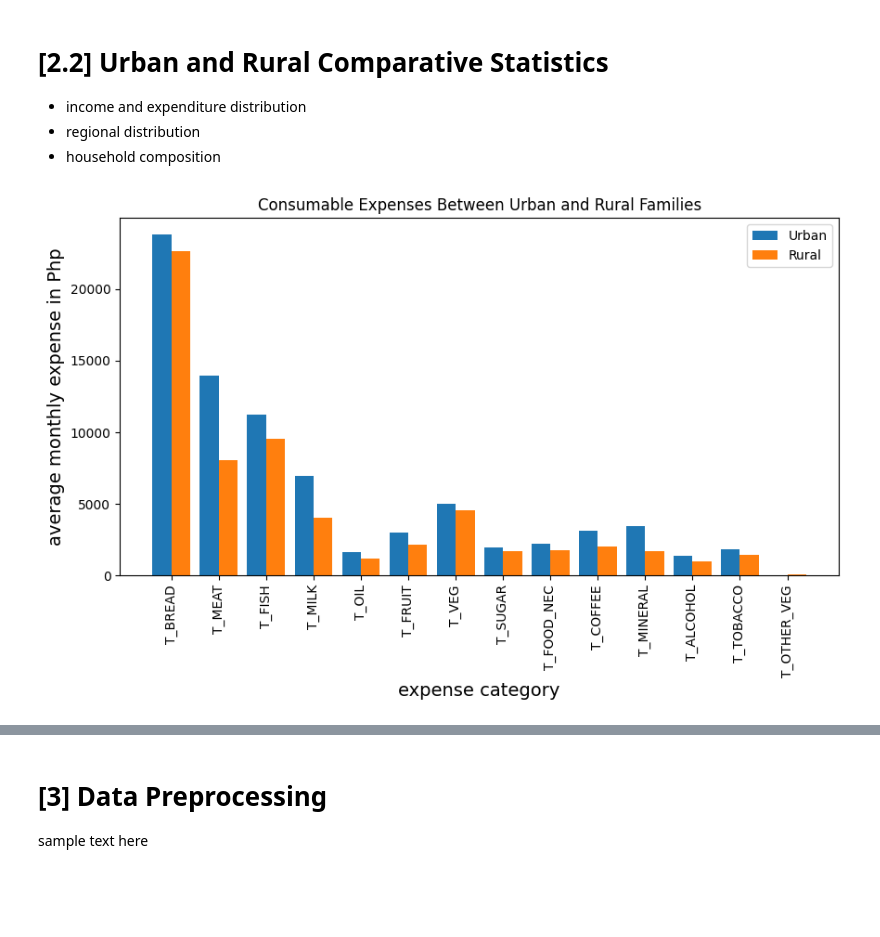
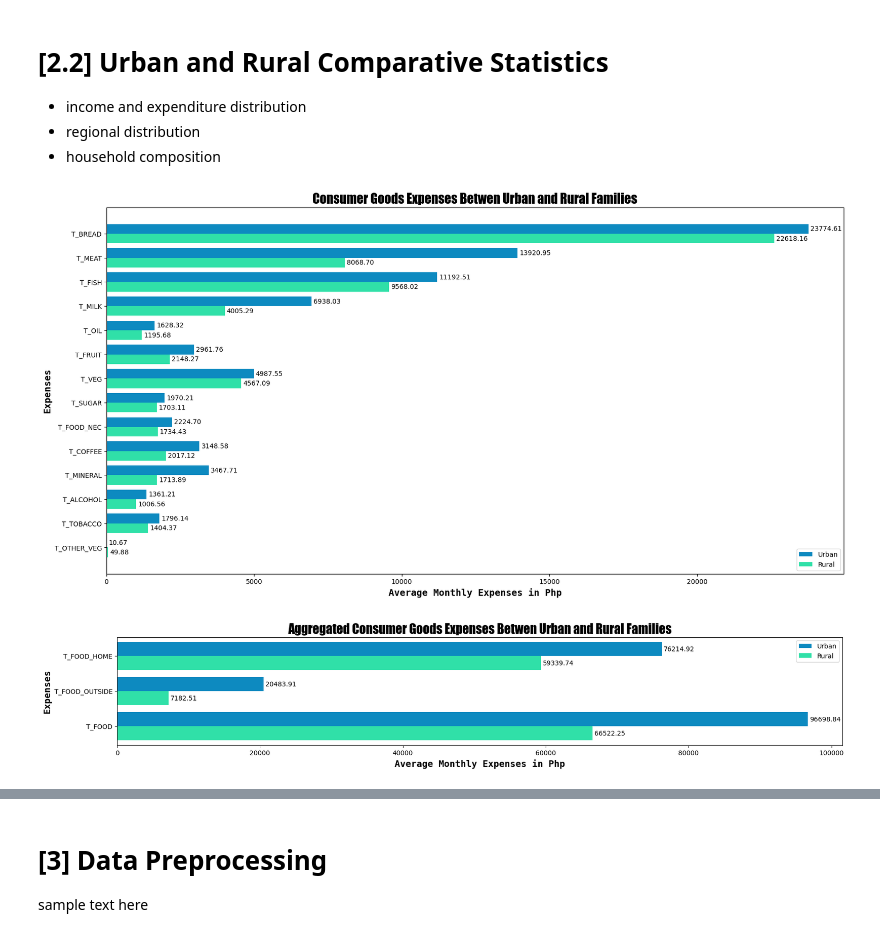
Before and after one commit to NebulaRojo9/STINTSY-MCO, a Jupyter notebook: Group2_nb.ipynb, the cells around one changed output, grey strips where cells are left out. Drawn from its saved outputs; the diff is of its cells as text; code cells hidden in the pictures; blank space fills up the shorter version.

Commit message:
Added expense distribution

```diff
--- a/Group2_nb.ipynb
+++ b/Group2_nb.ipynb
@@ -143,32 +143,19 @@ urban_T_df = urban_df[T_columns]
 rural_T_mean_sr = rural_T_df.mean()
 urban_T_mean_sr = urban_T_df.mean()
 # %%
-# create x-axis values depending on the number of features and width of bar
-consumables_columns = ["T_BREAD","T_MEAT","T_FISH","T_MILK","T_OIL","T_FRUIT","T_VEG","T_SUGAR","T_FOOD_NEC","T_COFFEE","T_MINERAL","T_ALCOHOL","T_TOBACCO","T_OTHER_VEG"]
-rural_columns = rural_T_mean_sr[consumables_columns]
-urban_columns = urban_T_mean_sr[consumables_columns]
+categories = ["T_BREAD","T_MEAT","T_FISH","T_MILK","T_OIL","T_FRUIT","T_VEG","T_SUGAR","T_FOOD_NEC","T_COFFEE","T_MINERAL","T_ALCOHOL","T_TOBACCO","T_OTHER_VEG"]
+n = len(categories)
+urban = urban_T_mean_sr[categories]
+rural = rural_T_mean_sr[categories]
+title = "Consumer Goods Expenses Betwen Urban and Rural Families"
+compareChart(n, categories, 20, 10, urban, rural, title)
 
-x_axis = np.arange(len(consumables_columns))
-w = 0.4
-
-# increase figure size
-plt.figure(figsize=(10,5))
-
-# bar profile
-plt.bar(x_axis - 0.2, urban_columns, width=w, label="Urban")
-plt.bar(x_axis + 0.2, rural_columns, width=w, label="Rural")
-
-# set tick labels and their location
-plt.xticks(x_axis, consumables_columns, rotation=90)
-
-plt.xlabel("expense category", fontsize=14)
-plt.ylabel("average monthly expense in Php", fontsize=14)
-plt.title("Consumable Expenses Between Urban and Rural Families")
-
-# add legend
-plt.legend()
-plt.show()
-
-# credits: https://hyperskill.org/learn/step/16796#grouped-bar-plot
+categories = ["T_FOOD_HOME", "T_FOOD_OUTSIDE", "T_FOOD"]
+n = len(categories)
+urban = urban_T_mean_sr[categories]
+rural = rural_T_mean_sr[categories]
+title = "Aggregated Consumer Goods Expenses Betwen Urban and Rural Families"
+compareChart(n, categories, 20, 3, urban, rural, title)
 # %% [output]
-[figure, old version]
+[figure, new version]
+[figure, added]
```
Also changed, not shown: parts of 3 cells of this notebook, 1 other file.
